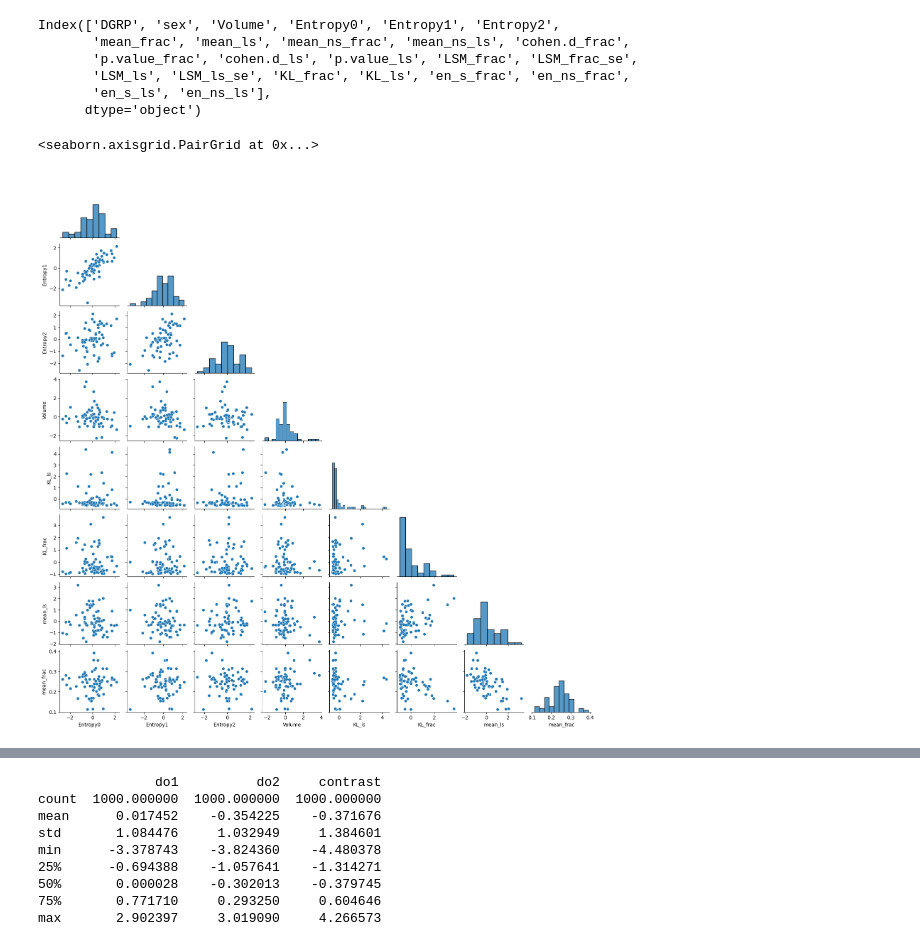
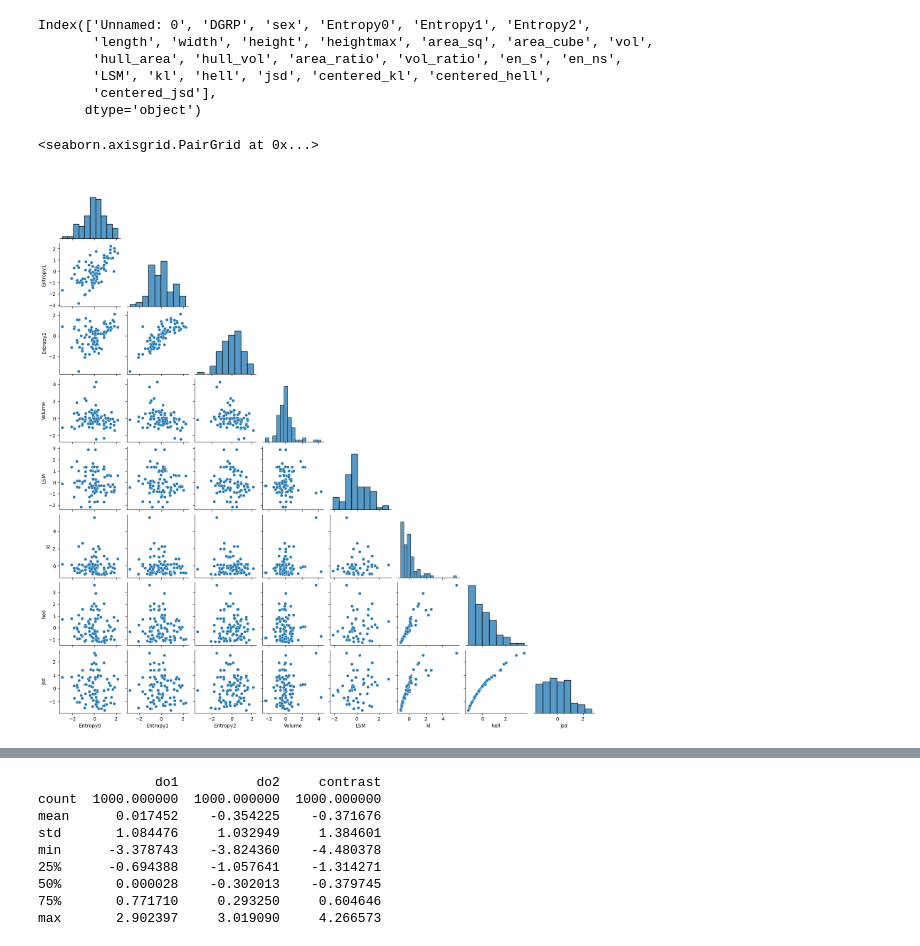
Before and after one commit to Sbourgeat/brain_behavior, a Jupyter notebook: causal_inference.ipynb, the cells around one changed output, grey strips where cells are left out. Cells and saved outputs as stored; diff of their text form; code cells hidden in the pictures.

Commit message:
Adding code to plot the volume data and trying copula with 140 brains

```diff
--- a/causal_inference.ipynb
+++ b/causal_inference.ipynb
@@ -22,3 +23,6 @@ Running on PyMC v5.11.0
 # %%
-behav = pd.read_csv("dgrpool_kl_behaviour.tsv", sep='\t')
-brain = pd.read_csv("../../Results_Vol_Entropy/GWAS_Normalized_EntropyVol.tsv", sep='\t')
+behav = pd.read_csv("../dgrpool_ls.tsv", sep='\t')
+brain = pd.read_csv("../../Results_Vol_Entropy/macro_meso_140brains.csv")
+# %%
+brain['DGRP'] = brain['DGRP'].apply(lambda x: f'DGRP_{x:03d}' if x < 100 else f'DGRP_{x}')
+brain
@@ -25,26 +59,26 @@ brain = pd.read_csv("../../Results_Vol_Entropy/GWAS_Normalized_EntropyVol.tsv",
 # %%
-merged_df = pd.merge(brain, behav, on=['DGRP', 'sex'])
+merged_df = pd.merge(brain, behav, on=['DGRP'])
 # %%
 merged_df.columns
 # %% [output]
-Index(['DGRP', 'sex', 'Volume', 'Entropy0', 'Entropy1', 'Entropy2',
-       'mean_frac', 'mean_ls', 'mean_ns_frac', 'mean_ns_ls', 'cohen.d_frac',
-       'p.value_frac', 'cohen.d_ls', 'p.value_ls', 'LSM_frac', 'LSM_frac_se',
-       'LSM_ls', 'LSM_ls_se', 'KL_frac', 'KL_ls', 'en_s_frac', 'en_ns_frac',
-       'en_s_ls', 'en_ns_ls'],
+Index(['Unnamed: 0', 'DGRP', 'sex', 'Entropy0', 'Entropy1', 'Entropy2',
+       'length', 'width', 'height', 'heightmax', 'area_sq', 'area_cube', 'vol',
+       'hull_area', 'hull_vol', 'area_ratio', 'vol_ratio', 'en_s', 'en_ns',
+       'LSM', 'kl', 'hell', 'jsd', 'centered_kl', 'centered_hell',
+       'centered_jsd'],
       dtype='object')
 # %%
 merged_df["Entropy0"] = (zscore(merged_df["Entropy0"]))
 merged_df["Entropy1"] = (zscore(merged_df["Entropy1"]))
 merged_df["Entropy2"] = (zscore(merged_df["Entropy2"]))
-merged_df["Volume"] = (zscore(merged_df["Volume"]) )
-merged_df["KL_ls"] = zscore((merged_df["KL_ls"]))
-merged_df["KL_frac"] = zscore((merged_df["KL_frac"]))
-merged_df["mean_ls"] = zscore((merged_df["mean_ls"]))
-merged_df["mean_frac"] = zscore((merged_df["mean_frac"])
+merged_df["Volume"] = (zscore(merged_df["vol"]) )
+merged_df["LSM"] = zscore((merged_df["LSM"]))
+merged_df["kl"] = zscore((merged_df["kl"]))
+merged_df["hell"] = zscore((merged_df["hell"]))
+merged_df["jsd"] = zscore((merged_df["jsd"]))
 # %%
-sns.pairplot(merged_df[['Entropy0','Entropy1','Entropy2','Volume','KL_ls','KL_frac','mean_ls','mean_frac']],corner=True, height=2)
+sns.pairplot(merged_df[['Entropy0','Entropy1','Entropy2','Volume','LSM','kl','hell','jsd']],corner=True, height=2)
 # %% [output]
 <seaborn.axisgrid.PairGrid at 0x...>
-[figure, old version]
+[figure, new version]
 # %%
```
Also changed, not shown: parts of 9 cells of this notebook, 6 other files.
